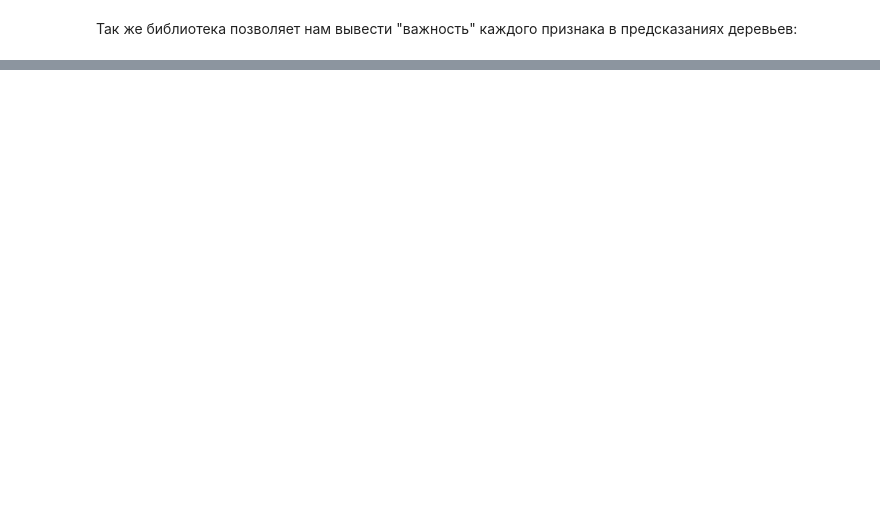
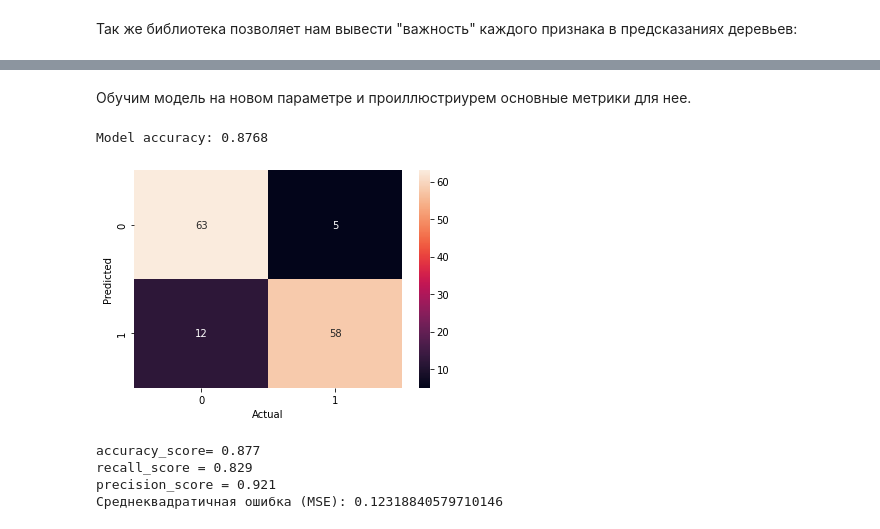
Before and after one commit to aeshef/AlgoTradingLiterature, a Jupyter notebook: ResearchProject.ipynb, the cells around one changed output, grey strips where cells are left out. Drawn from its saved outputs; the diff is of its cells as text; code cells hidden in the pictures; blank space fills up the shorter version.

```diff
--- a/ResearchProject.ipynb
+++ b/ResearchProject.ipynb
@@ -690,0 +758,32 @@ warnings.filterwarnings("default")
+# %% [markdown]
+Обучим модель на новом параметре и проиллюстриурем основные метрики для нее.
+# %%
+rfc2 = RandomForestClassifier(n_estimators=200, random_state=0)
+rfc2.fit(X_train, y_train)
+y_pred = rfc2.predict(X_test)
+mse = mean_squared_error(y_test, y_pred)
+print('Model accuracy: {0:0.4f}'. format(accuracy_score(y_test, y_pred)))
+# %% [output]
+Model accuracy: 0.8768
+# %%
+cm = confusion_matrix(y_test, y_pred)
+
+warnings.filterwarnings("ignore")
+fig_mis = px.imshow(cm, text_auto=True)
+sns.heatmap(cm, annot=True, fmt='d')
+plt.xlabel('Actual')
+plt.ylabel('Predicted')
+plt.show()
+warnings.filterwarnings("default")
+# %% [output]
+[figure, added]
+# %%
+print('accuracy_score= {:.3f}'.format(accuracy_score(y_test, y_pred)))
+print('recall_score = {:.3f}'.format(recall_score(y_test, y_pred)))
+print('precision_score = {:.3f}'.format(precision_score(y_test, y_pred)))
+print(f"Среднеквадратичная ошибка (MSE): {mse}")
+# %% [output]
+accuracy_score= 0.877
+recall_score = 0.829
+precision_score = 0.921
+Среднеквадратичная ошибка (MSE): 0.12318840579710146
```
Also changed, not shown: parts of 24 cells of this notebook.
